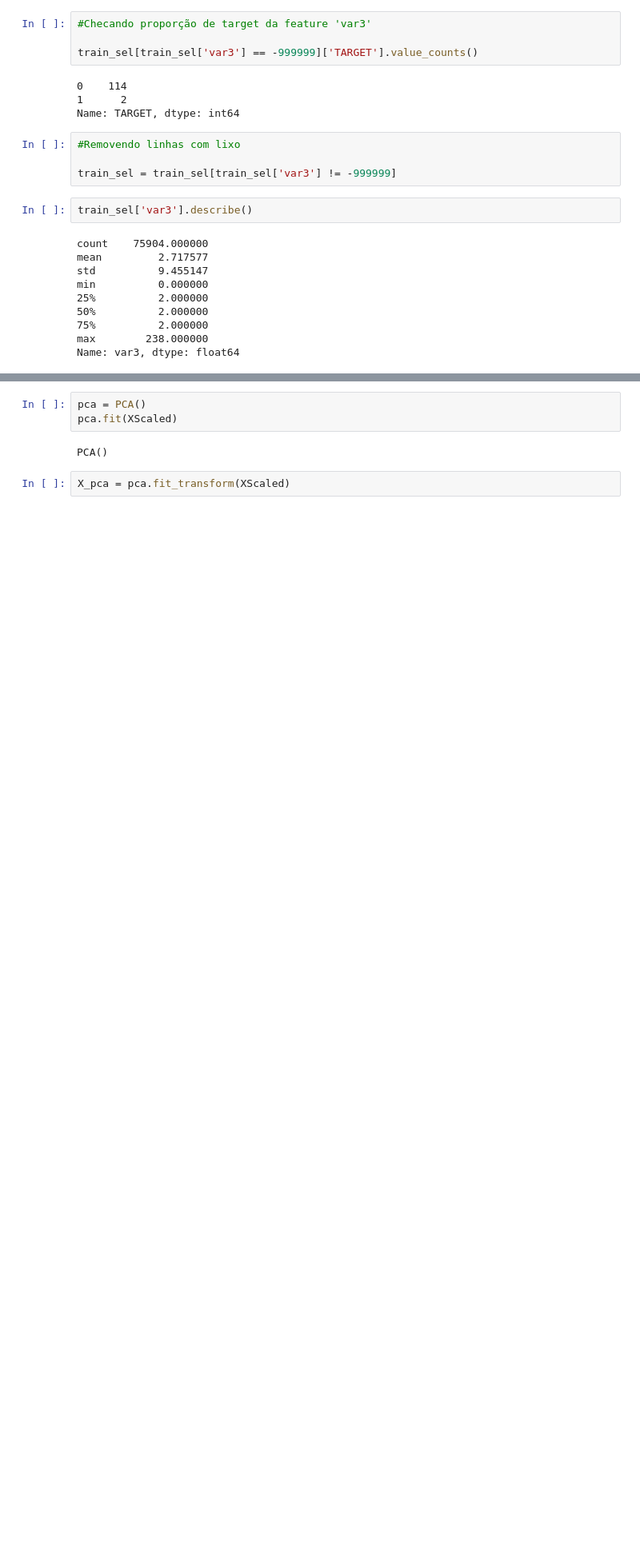
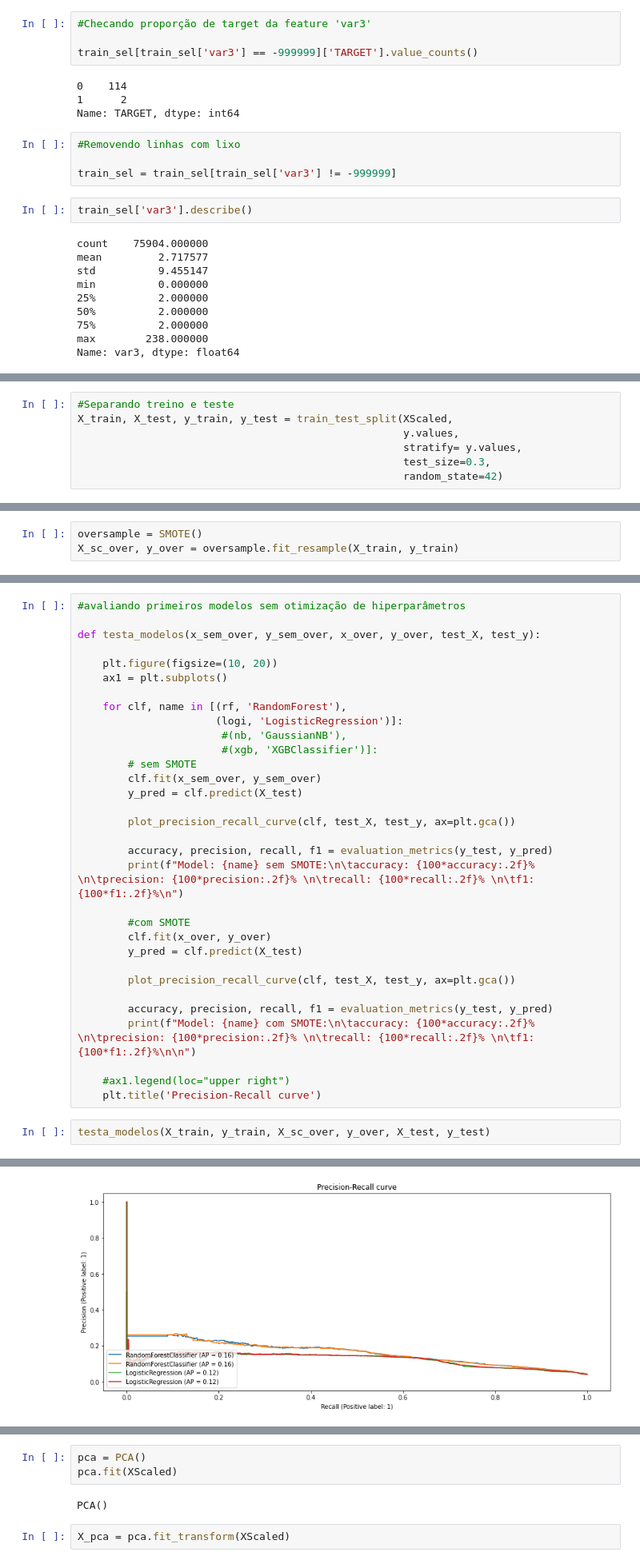
Before and after one commit to eduardobaratela/Data-Master, a Jupyter notebook: Untitled.ipynb, the cells around one changed output, grey strips where cells are left out. Shown at 80% size. Saved outputs shown, nothing was run; the diff lists cells and outputs as text; blank space fills up the shorter version.

```diff
--- a/Untitled.ipynb
+++ b/Untitled.ipynb
@@ -232,0 +259,7 @@ XScaled = StandardScaler().fit_transform(X)
+# %%
+#Separando treino e teste
+X_train, X_test, y_train, y_test = train_test_split(XScaled,
+                                                    y.values,
+                                                    stratify= y.values,
+                                                    test_size=0.3,
+                                                    random_state=42)
@@ -232,0 +296,3 @@ XScaled = StandardScaler().fit_transform(X)
+# %%
+oversample = SMOTE()
+X_sc_over, y_over = oversample.fit_resample(X_train, y_train)
@@ -232,0 +344,35 @@ XScaled = StandardScaler().fit_transform(X)
+# %%
+#avaliando primeiros modelos sem otimização de hiperparâmetros
+
+def testa_modelos(x_sem_over, y_sem_over, x_over, y_over, test_X, test_y):
+
+    plt.figure(figsize=(10, 20))
+    ax1 = plt.subplots()
+
+    for clf, name in [(rf, 'RandomForest'),
+                      (logi, 'LogisticRegression')]:
+                       #(nb, 'GaussianNB'),
+                       #(xgb, 'XGBClassifier')]:
+        # sem SMOTE
+        clf.fit(x_sem_over, y_sem_over)
+        y_pred = clf.predict(X_test)
+
+        plot_precision_recall_curve(clf, test_X, test_y, ax=plt.gca())
+
+        accuracy, precision, recall, f1 = evaluation_metrics(y_test, y_pred)
+        print(f"Model: {name} sem SMOTE:\n\taccuracy: {100*accuracy:.2f}% \n\tprecision: {100*precision:.2f}% \n\trecall: {100*recall:.2f}% \n\tf1: {100*f1:.2f}%\n")
+
+        #com SMOTE
+        clf.fit(x_over, y_over)
+        y_pred = clf.predict(X_test)
+
+        plot_precision_recall_curve(clf, test_X, test_y, ax=plt.gca())
+
+        accuracy, precision, recall, f1 = evaluation_metrics(y_test, y_pred)
+        print(f"Model: {name} com SMOTE:\n\taccuracy: {100*accuracy:.2f}% \n\tprecision: {100*precision:.2f}% \n\trecall: {100*recall:.2f}% \n\tf1: {100*f1:.2f}%\n\n")
+
+    #ax1.legend(loc="upper right")
+    plt.title('Precision-Recall curve')
+# %%
+testa_modelos(X_train, y_train, X_sc_over, y_over, X_test, y_test)
+# %% [output]
@@ -232,0 +397 @@ XScaled = StandardScaler().fit_transform(X)
+[figure, added]
```
Also changed, not shown: parts of 64 cells of this notebook.
